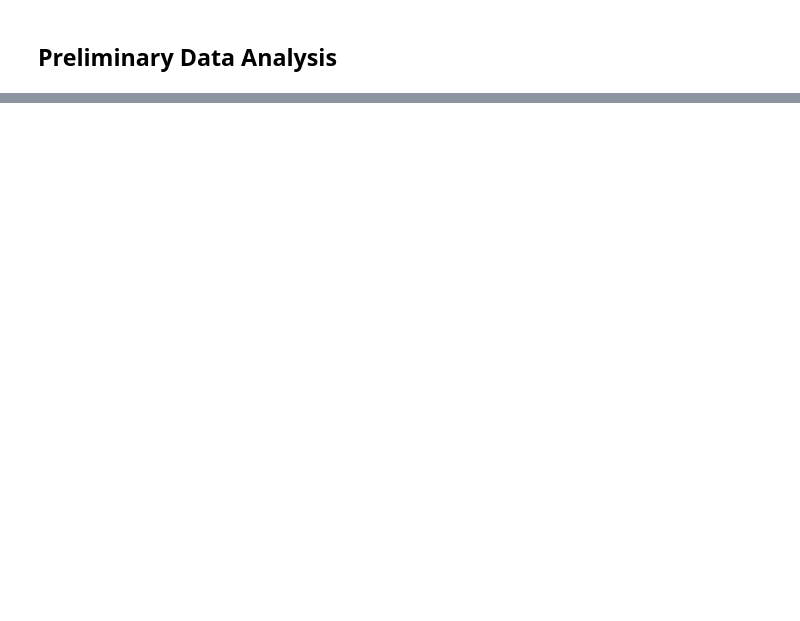
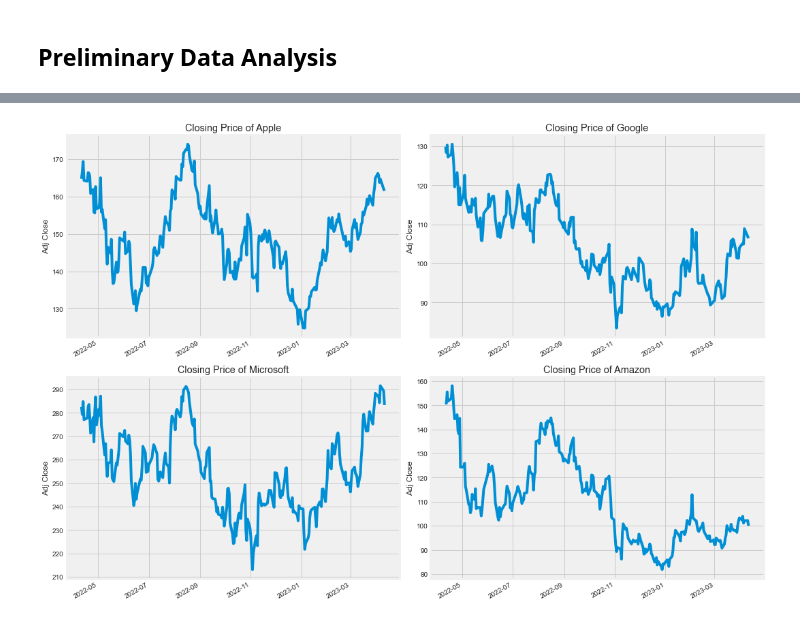
Before and after one commit to ykumar1994/Neural-network-, a Jupyter notebook: NN_final_project.ipynb, the cells around one changed output, grey strips where cells are left out. Cells and saved outputs as stored; diff of their text form; code cells hidden in the pictures; blank space fills up the shorter version.

```diff
--- a/NN_final_project.ipynb
+++ b/NN_final_project.ipynb
@@ -53,14 +56,14 @@ Requirement already satisfied: certifi>=2017.4.17 in c:\users\yogi\anaconda3\lib
 yf.pdr_override()
 
 end_date = datetime.now()
-start_date = datetime(end.year - 1, end.month, end.day)
+start_date = datetime(end_date.year - 1, end_date.month, end_date.day)
 
-AAPL = pdr.DataReader('AAPL', start=start_date, end=end_date)
+APPL = pdr.DataReader('AAPL', start=start_date, end=end_date)
 GOOG= pdr.DataReader('GOOG', start=start_date, end=end_date)
 MSFT = pdr.DataReader('MSFT', start=start_date, end=end_date)
 AMZN = pdr.DataReader('AMZN', start=start_date, end=end_date)
 
-print(AAPL)
+print(APPL)
 # %% [output]
 [*********************100%***********************]  1 of 1 completed
 [*********************100%***********************]  1 of 1 completed
@@ -86,5 +89,6 @@ MSFT ["stock_name"]="Microsoft"
 AMZN["stock_name"]="Amazon"
 # %%
+stock_data=[APPL,GOOG,MSFT,AMZN]
 df=pd.concat([APPL,GOOG,MSFT,AMZN],axis=0)
-print(df)
+df
 # %% [output]
@@ -109,0 +163,21 @@ Date
+# %%
+# Let's see a historical view of the closing price
+import matplotlib.pyplot as plt
+import seaborn as sns
+sns.set_style('whitegrid')
+plt.style.use("fivethirtyeight")
+%matplotlib inline
+
+plt.figure(figsize=(15, 10))
+plt.subplots_adjust(top=1.25, bottom=1.2)
+
+for i, company in enumerate(stock_data, 1):
+    plt.subplot(2, 2, i)
+    company['Adj Close'].plot()
+    plt.ylabel('Adj Close')
+    plt.xlabel(None)
+    plt.title(f"Closing Price of {stock_name_list[i - 1]}")
+
+plt.tight_layout()
+# %% [output]
+[figure, added]
```
Also changed, not shown: parts of 33 cells of this notebook.
